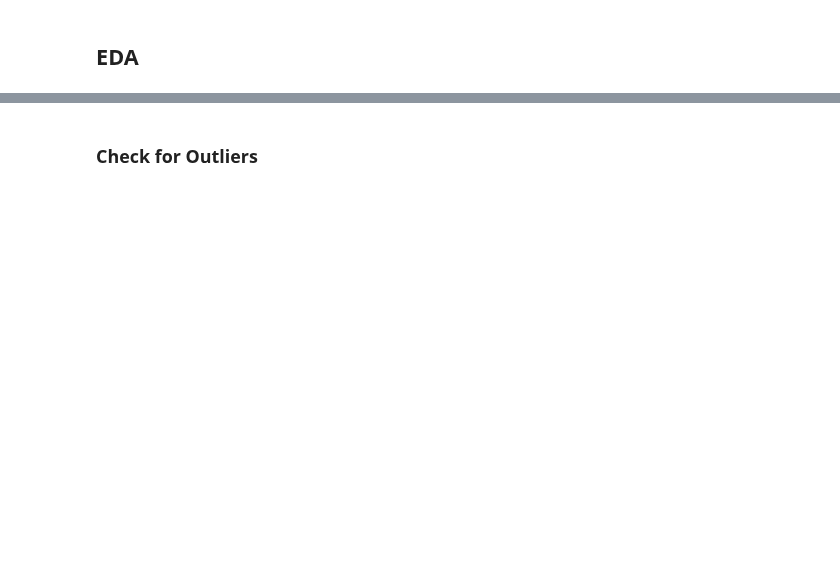
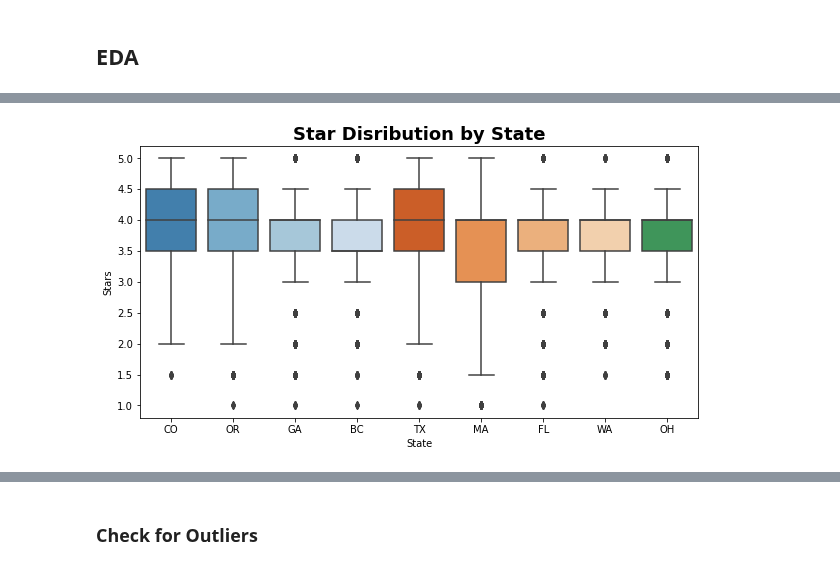
Before and after one commit to broepke/DATA110, a Jupyter notebook: Final Project/DATA110-FinalProject-broepke.ipynb, the cells around one changed output, grey strips where cells are left out. Saved outputs shown, nothing was run; the diff lists cells and outputs as text; code cells hidden in the pictures; blank space fills up the shorter version.

```diff
--- a/Final Project/DATA110-FinalProject-broepke.ipynb
+++ b/Final Project/DATA110-FinalProject-broepke.ipynb
@@ -205,0 +253,8 @@ sns.histplot(x='review_count', data=df, bins=50);
+# %%
+plt.figure(figsize=(10,5))
+sns.boxplot(data=df, x='state', y='stars_x', palette="tab20c")
+plt.title("Star Disribution by State", weight='bold').set_fontsize('18')
+plt.xlabel("State")
+plt.ylabel("Stars");
+# %% [output]
+[figure, added]
```
Also changed, not shown: parts of 58 cells of this notebook.
